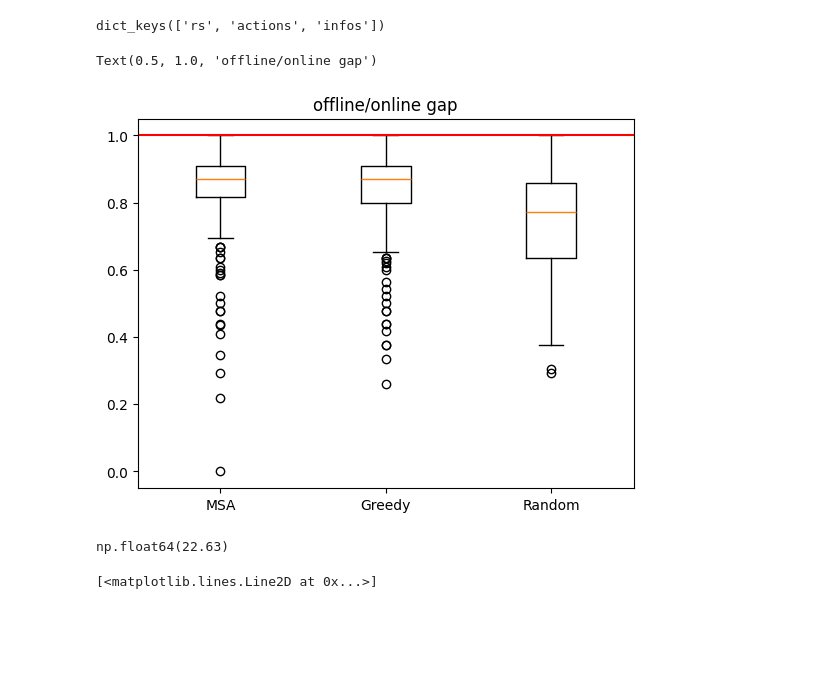
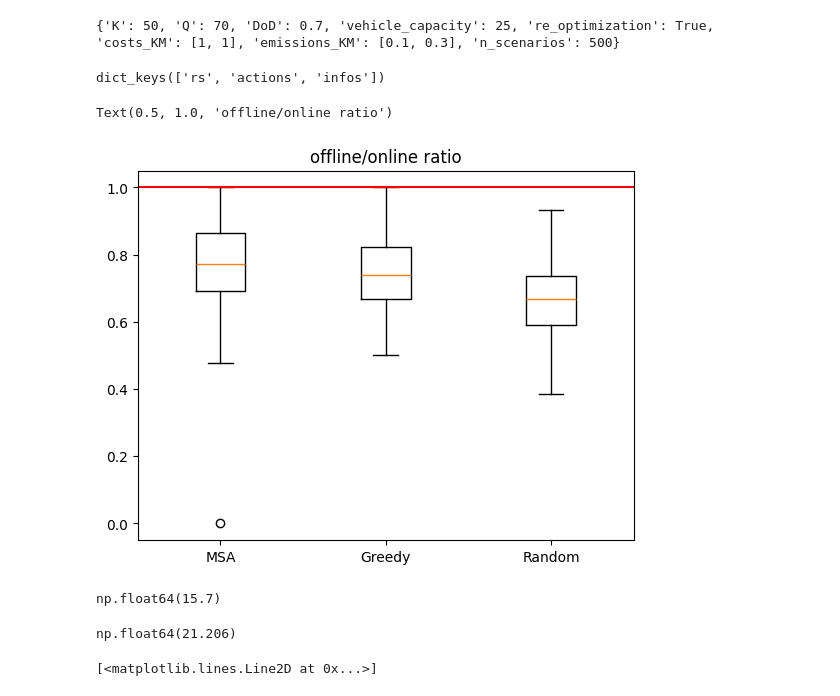
Before and after one commit to Farid-Najar/DynamicQVRP, a Jupyter notebook: results.ipynb, the cells around one changed output. Cells and saved outputs as stored; diff of their text form; code cells hidden in the pictures; blank space fills up the shorter version.

```diff
--- a/results.ipynb
+++ b/results.ipynb
@@ -28,43 +29,57 @@ env_configs = {
 # %%
 import pickle
 
-with open('results/res_TSP/res_offline.pkl', "rb") as f:
+file = "res_wReOpt_500"
+with open(f'results/{file}/env_configs.pkl', 'rb') as f:
+    env_configs = pickle.load(f)
+
+
+with open(f'results/{file}/res_offline.pkl', "rb") as f:
     res_offline = pickle.load(f)
-with open('results/res_TSP/res_MSA.pkl', "rb") as f:
+with open(f'results/{file}/res_MSA.pkl', "rb") as f:
     res_MSA = pickle.load(f)
-with open('results/res_TSP/res_greedy.pkl', "rb") as f:
+with open(f'results/{file}/res_greedy.pkl', "rb") as f:
     res_greedy = pickle.load(f)
-with open('results/res_TSP/res_random.pkl', "rb") as f:
+with open(f'results/{file}/res_random.pkl', "rb") as f:
     res_random = pickle.load(f)
-# %%
-res_greedy.keys()
-# %% [output]
-dict_keys(['rs', 'actions', 'infos'])
+# %%
+print(env_configs)
+res_greedy.keys()
+# %% [output]
+{'K': 50, 'Q': 70, 'DoD': 0.7, 'vehicle_capacity': 25, 're_optimization': True, 'costs_KM': [1, 1], 'emissions_KM': [0.1, 0.3], 'n_scenarios': 500}
+dict_keys(['rs', 'actions', 'infos'])
 # %%
 # gap = [
 #     res_offline["rs"]/res_MSA["rs"] -1, res_offline["rs"]/res_greedy["rs"]-1, res_offline["rs"]/res_random["rs"]-1
 # ]
 
 gap = [
     res_MSA["rs"]/res_offline["rs"],
     res_greedy["rs"]/res_offline["rs"],
     res_random["rs"]/res_offline["rs"],
 ]
 
 plt.boxplot(
     gap,
-    tick_labels=["MSA", "Greedy", "Random"],
+    tick_labels=[
+        "MSA",
+        "Greedy",
+        "Random"],
 )
 plt.hlines(1, 0.5, 3.5, colors='red')
 plt.title("offline/online ratio")
 # plt.hlines(np.mean(r_MSA_woRO/r_offline_woRO), 0.5, 2.5, colors='red', linestyles='--')
 # %% [output]
-Text(0.5, 1.0, 'offline/online gap')
+Text(0.5, 1.0, 'offline/online ratio')
-[figure, old version]
+[figure, new version]
+# %%
+res_greedy["rs"].mean()
+# %% [output]
+np.float64(15.7)
 # %%
 res_offline["rs"].mean()
 # %% [output]
-np.float64(22.63)
+np.float64(21.206)
 # %%
 # r_offline, *_ = run_agent(
 #     OfflineAgent,
```
Also changed, not shown: parts of 1 cell of this notebook, 7 other files.
